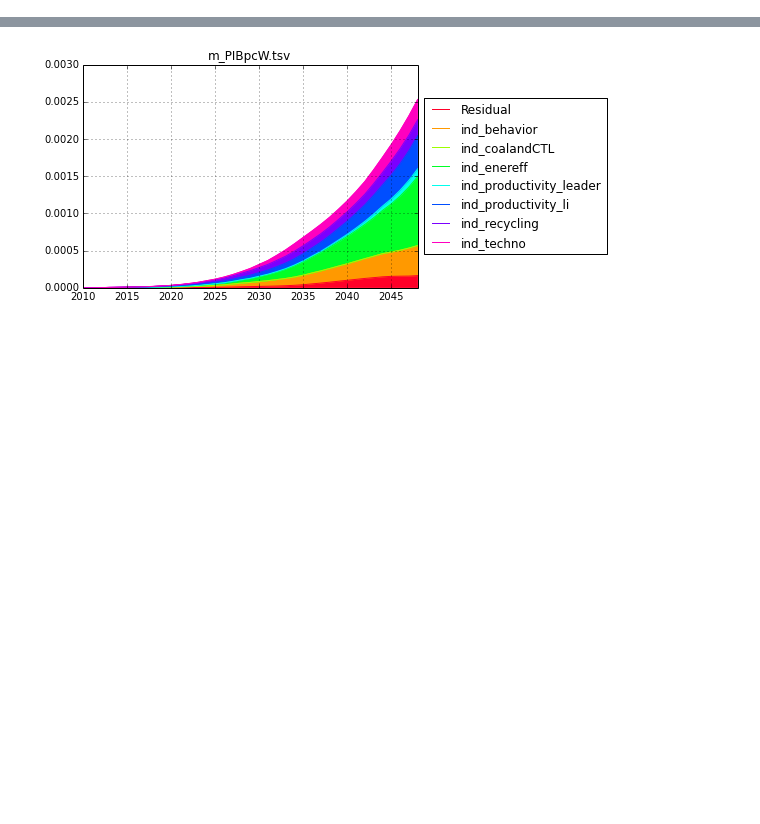
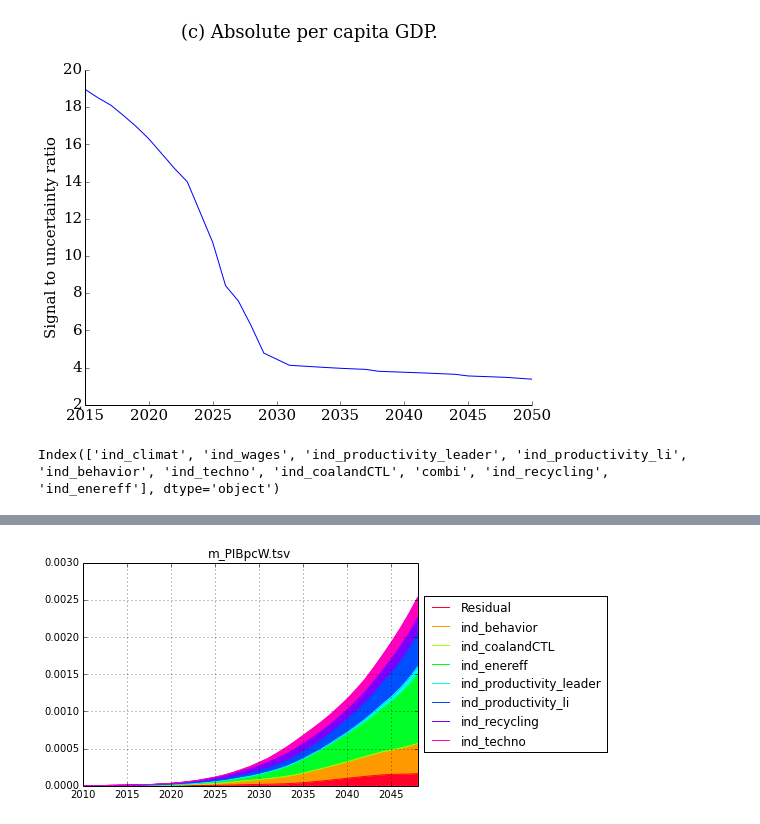
Before and after one commit to julierozenberg/prim, a Jupyter notebook: read_data_baselines.ipynb, the cells around one changed output, grey strips where cells are left out. Cells and saved outputs as stored; diff of their text form; code cells hidden in the pictures; blank space fills up the shorter version.

```diff
--- a/read_data.ipynb
+++ b/read_data_baselines.ipynb
@@ -19,0 +214,30 @@ scenarios.ix[scenarios['ind_EEI']==2,'ind_enereff']=1
+# %%
+signal2uncert2=np.mean(pib[selection])/np.std(pib[selection])
+signal2uncert2.index=[int(i.replace("Y", "")) for i in signal2uncert2.index]
+# %%
+signal2uncert2=signal2uncert2[signal2uncert2.index<2051]
+# %%
+font = {'family' : 'serif',
+        'weight' : 'normal',
+        'size'   : 15}
+plt.rc('font', **font)
+plt.figure(figsize=(8,6))
+ax=plt.subplot(111)
+
+select=signal2uncert2.index>2014
+
+plt.plot(signal2uncert2[select].index,signal2uncert2[select])
+ax.spines['right'].set_visible(False)
+ax.spines['top'].set_visible(False)
+ax.spines['left'].set_visible(True)
+ax.xaxis.set_ticks_position('bottom')
+ax.yaxis.set_ticks_position('left')
+plt.ylabel("Signal to uncertainty ratio")
+plt.title("(c) Absolute per capita GDP.", y=1.08)
+plt.savefig('GDP_signal.png',bbox_inches="tight",dpi=300)
+# %% [output]
+[figure, added]
+# %%
+scenarios.columns
+# %% [output]
+Index(['ind_climat', 'ind_wages', 'ind_productivity_leader', 'ind_productivity_li', 'ind_behavior', 'ind_techno', 'ind_coalandCTL', 'combi', 'ind_recycling', 'ind_enereff'], dtype='object')
```
Also changed, not shown: parts of 16 cells of this notebook.
